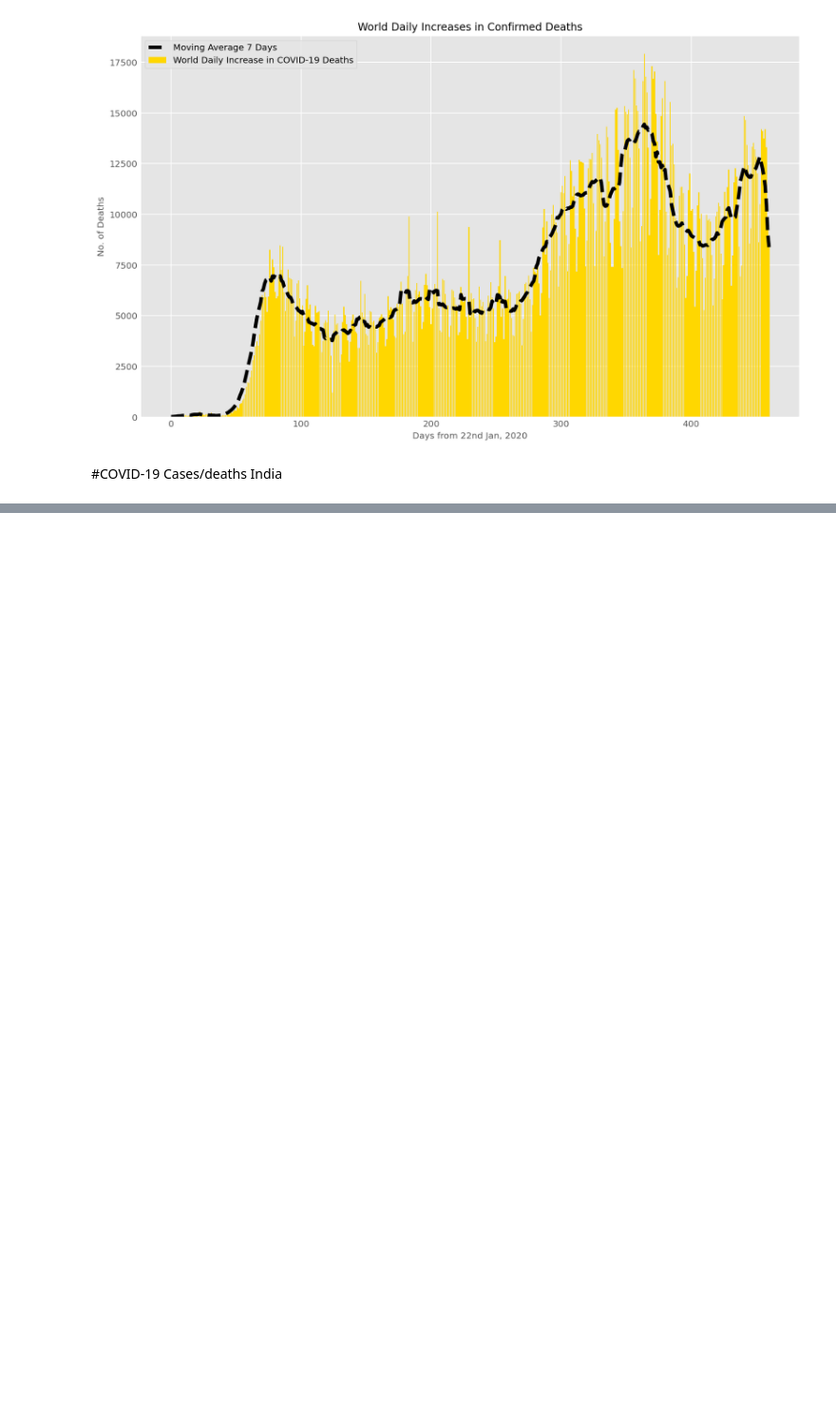
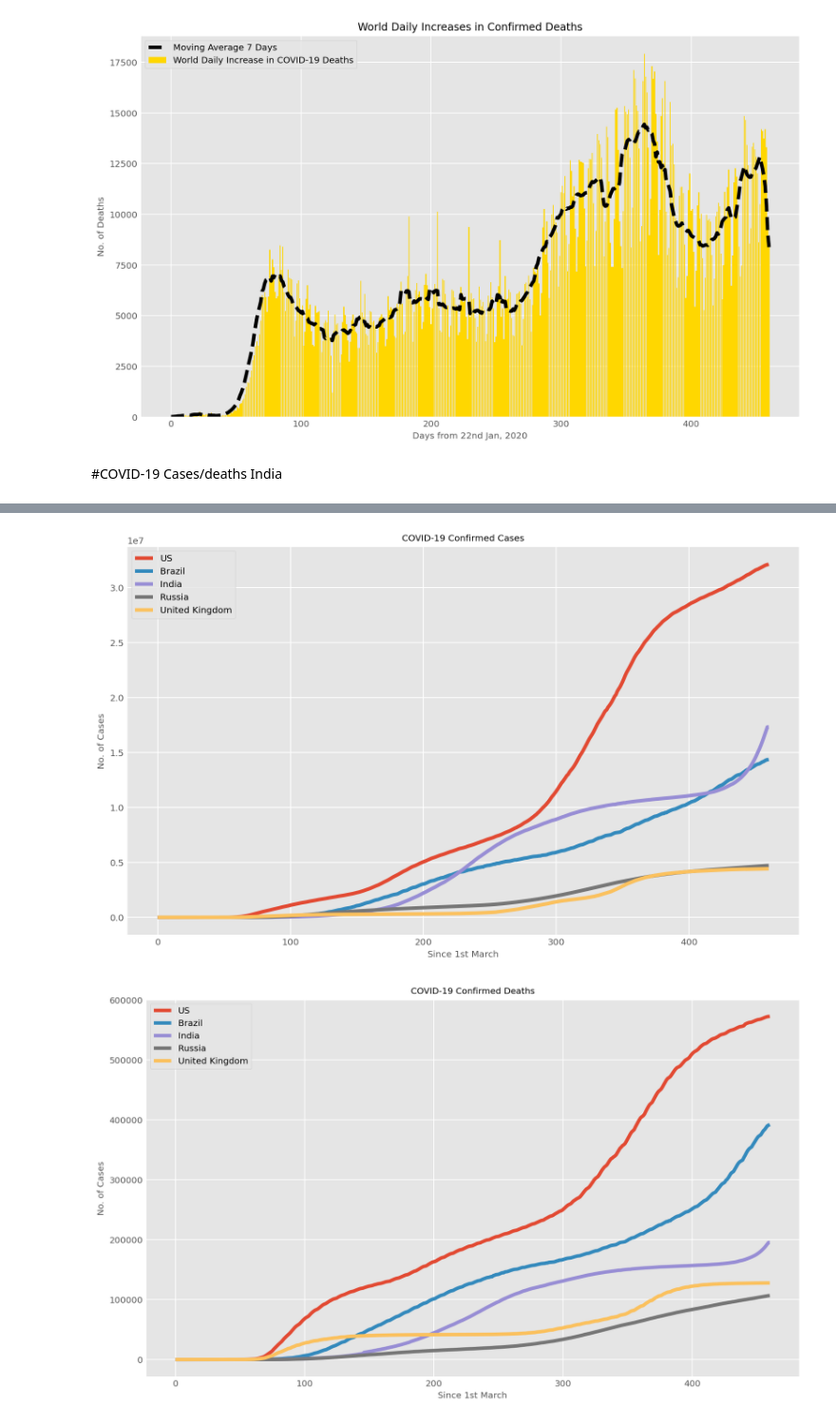
Before and after one commit to mrunallll/COVID-19-Visualizations, a Jupyter notebook: COVID_19_Modelling.ipynb, the cells around one changed output, grey strips where cells are left out. Shown at 95% size. Saved outputs shown, nothing was run; the diff lists cells and outputs as text; code cells hidden in the pictures; blank space fills up the shorter version.

```diff
--- a/COVID_19_Modelling.ipynb
+++ b/COVID_19_Modelling.ipynb
@@ -246,15 +246,14 @@ def country_plot(x, y1, y2, y3, country):
     confirmed_avg = moving_average(y1, window)
     confirmed_increase_avg = moving_average(y2, window)
     death_increase_avg = moving_average(y3, window)
-#     recovery_increase_avg = moving_average(y4, window)
 
     plt.figure(figsize=(12, 6))
     plt.plot(x, y1)
     plt.plot(x, confirmed_avg, color='red', linestyle='dashed')
     plt.legend(['{} Confirmed Cases'.format(country), 'Moving Average {} Days'.format(window)], prop={'size': 10})
     plt.title('{} Confirmed Cases'.format(country), size=10)
-    plt.xlabel('Days Since 1/22/2020', size=10)
-    plt.ylabel('# of Cases', size=10)
+    plt.xlabel('Days Since 22nd Jan, 2020', size=10)
+    plt.ylabel('No. of of Cases', size=10)
     plt.xticks(size=10)
     plt.yticks(size=10)
     plt.show()
@@ -264,8 +263,8 @@ def country_plot(x, y1, y2, y3, country):
     plt.plot(x, confirmed_increase_avg, color='red', linestyle='dashed')
     plt.legend(['Moving Average {} Days'.format(window), '{} Daily Increase in Confirmed Cases'.format(country)], prop={'size': 10})
     plt.title('{} Daily Increases in Confirmed Cases'.format(country), size=10)
-    plt.xlabel('Days Since 1/22/2020', size=10)
-    plt.ylabel('# of Cases', size=10)
+    plt.xlabel('Days Since 22nd Jan, 2020', size=10)
+    plt.ylabel('No. of of Cases', size=10)
     plt.xticks(size=10)
     plt.yticks(size=10)
     plt.show()
@@ -275,8 +274,8 @@ def country_plot(x, y1, y2, y3, country):
     plt.plot(x, death_increase_avg, color='red', linestyle='dashed')
     plt.legend(['Moving Average {} Days'.format(window), '{} Daily Increase in Confirmed Deaths'.format(country)], prop={'size': 10})
     plt.title('{} Daily Increases in Deaths'.format(country), size=10)
-    plt.xlabel('Days Since 1/22/2020', size=10)
-    plt.ylabel('# of Cases', size=10)
+    plt.xlabel('Days Since 22nd Jan, 2020', size=10)
+    plt.ylabel('No. of of Deaths', size=10)
     plt.xticks(size=10)
     plt.yticks(size=10)
     plt.show()
@@ -339,0 +339,18 @@ for country in countries:
+# %%
+compare_countries = ['US', 'Brazil', 'India', 'Russia', 'United Kingdom']
+graph_name = ['COVID-19 Confirmed Cases', 'COVID-19 Confirmed Deaths']
+
+for num in range(2):
+    plt.figure(figsize=(12, 8))
+    for country in compare_countries:
+        plt.plot(get_country_info(country)[num])
+    plt.legend(compare_countries, prop={'size': 10})
+    plt.xlabel('Since 1st March', size=10)
+    plt.ylabel('No. of Cases', size=10)
+    plt.title(graph_name[num], size=10)
+    plt.xticks(size=10)
+    plt.yticks(size=10)
+    plt.show()
+# %% [output]
+[figure, added]
+[figure, added]
```
Also changed, not shown: parts of 5 cells of this notebook.
